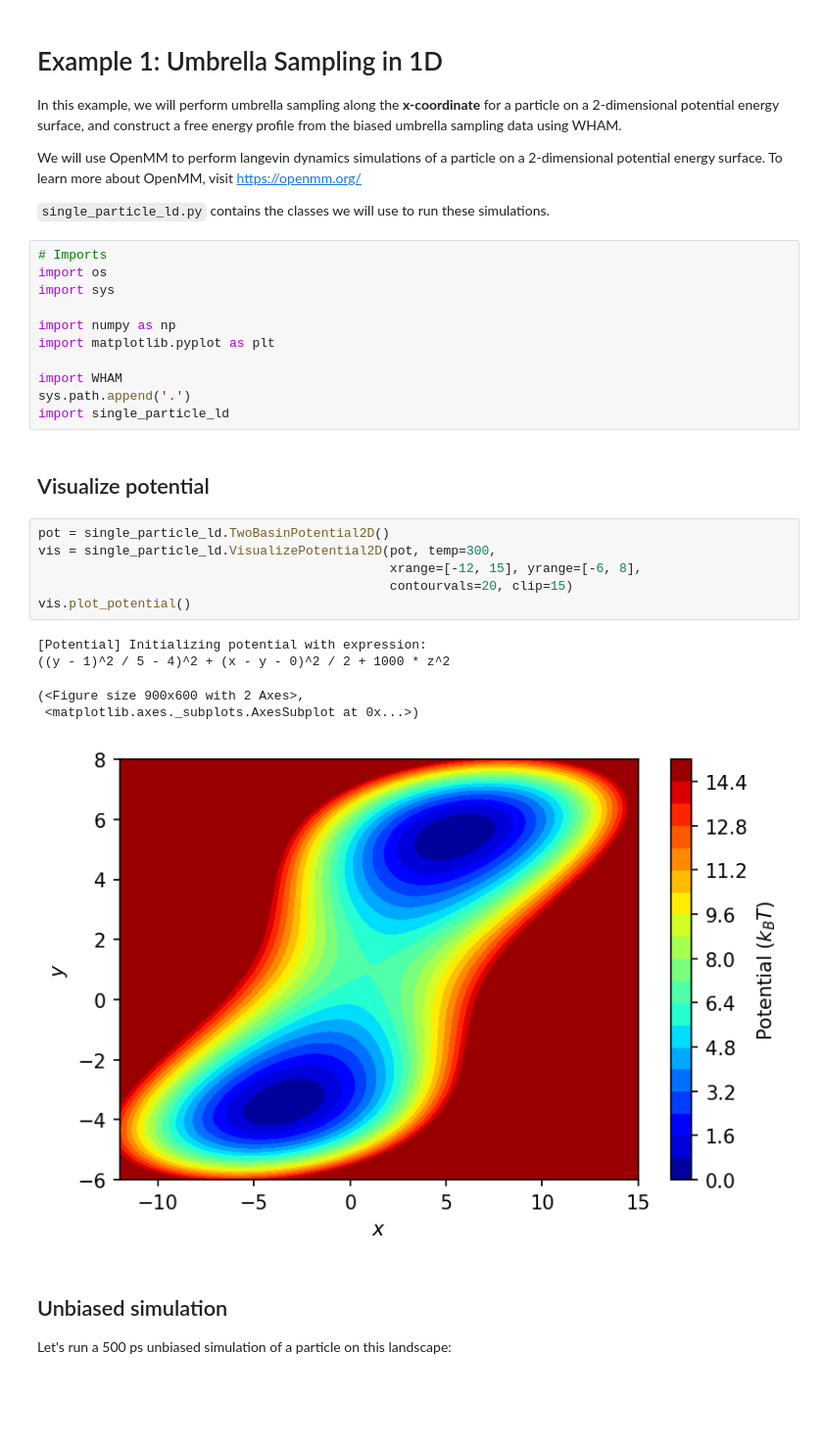
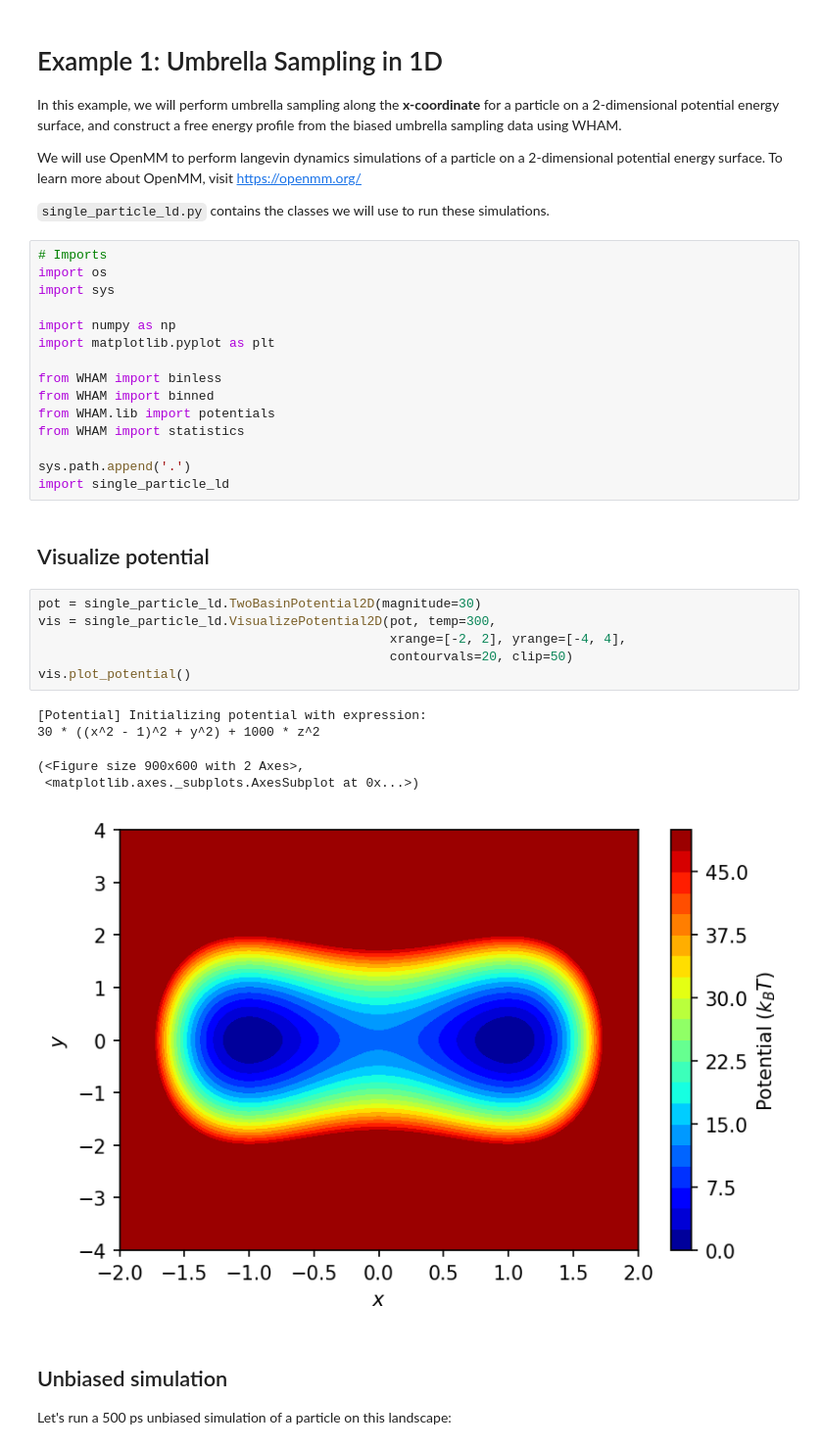
Before and after one commit to apallath/WHAM, a Jupyter notebook: examples/1_1D_umbrella_sampling.ipynb, the cells around one changed output. Shown at 98% size. Cells and saved outputs as stored; diff of their text form; blank space fills up the shorter version.

Commit message:
Two basin WHAM example

```diff
--- a/examples/1_1D_umbrella_sampling.ipynb
+++ b/examples/1_1D_umbrella_sampling.ipynb
@@ -14,23 +14,27 @@ import sys
 import numpy as np
 import matplotlib.pyplot as plt
 
-import WHAM
+from WHAM import binless
+from WHAM import binned
+from WHAM.lib import potentials
+from WHAM import statistics
+
 sys.path.append('.')
 import single_particle_ld
 # %% [markdown]
 ## Visualize potential
 # %%
-pot = single_particle_ld.TwoBasinPotential2D()
+pot = single_particle_ld.TwoBasinPotential2D(magnitude=30)
 vis = single_particle_ld.VisualizePotential2D(pot, temp=300,
-                                              xrange=[-12, 15], yrange=[-6, 8],
-                                              contourvals=20, clip=15)
+                                              xrange=[-2, 2], yrange=[-4, 4],
+                                              contourvals=20, clip=50)
 vis.plot_potential()
 # %% [output]
 [Potential] Initializing potential with expression:
-((y - 1)^2 / 5 - 4)^2 + (x - y - 0)^2 / 2 + 1000 * z^2
+30 * ((x^2 - 1)^2 + y^2) + 1000 * z^2
 (<Figure size 900x600 with 2 Axes>,
  <matplotlib.axes._subplots.AxesSubplot at 0x...>)
-[figure, old version]
+[figure, new version]
 # %% [markdown]
 ## Unbiased simulation
 
```
Also changed, not shown: parts of 32 cells of this notebook, 3 other files.
